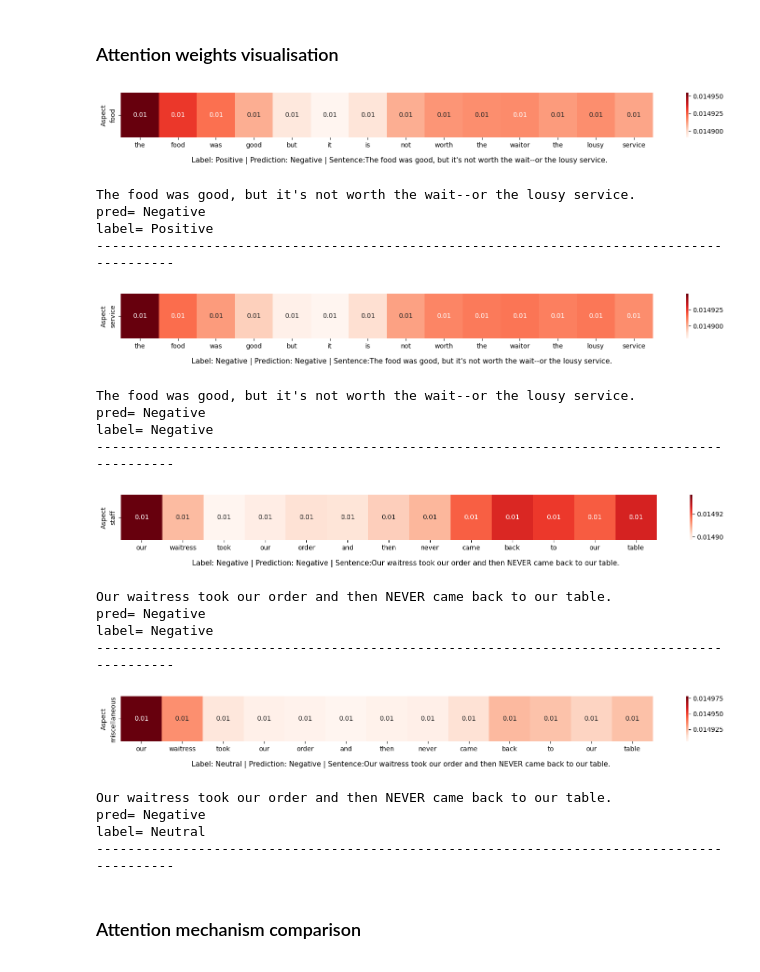
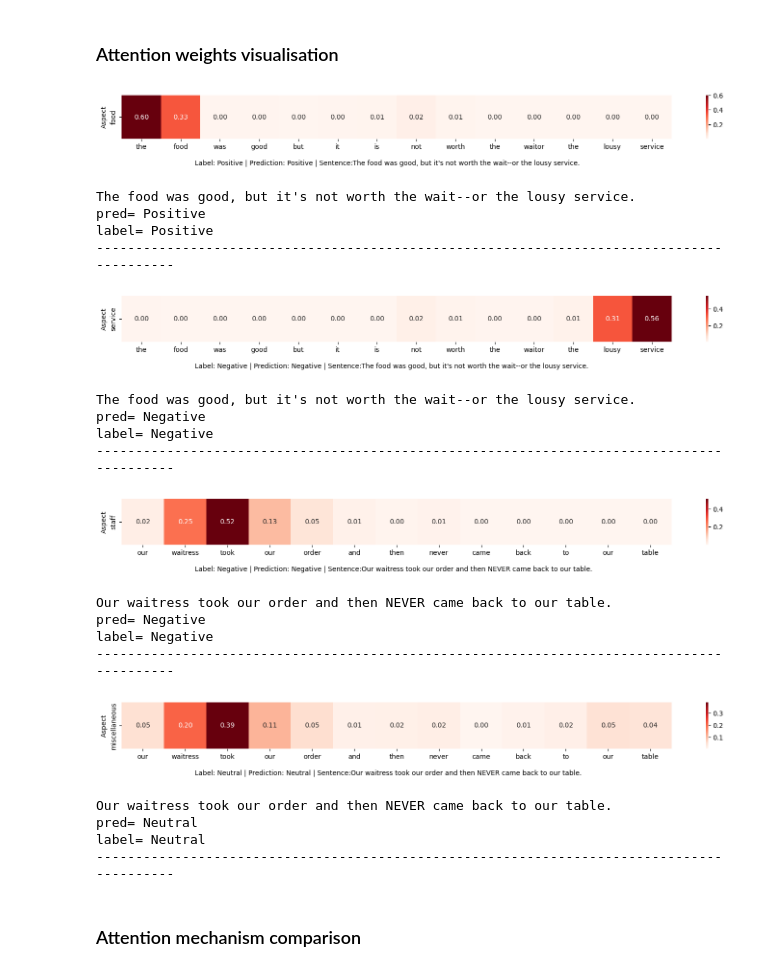
Before and after one commit to milanaveed/cits4012_project, a Jupyter notebook: 4012_v1.ipynb, the cells around one changed output. Drawn from its saved outputs; the diff is of its cells as text; code cells hidden in the pictures.

Commit message:
finish model3

```diff
--- a/4012_v1.ipynb
+++ b/4012_v1.ipynb
@@ -429,12 +428,9 @@ y_test_model1 = test_df1["polarity"]
 # Convert polarity information into indices (using one-hot encoding)
 label_mapping = {"neutral": 0, "positive": 1, "negative": 2}
 index_to_label = {0: "Neutral", 1: "Positive", 2: "Negative"}
-train_df1["polarity"] = train_df1["polarity"].map(
-    label_mapping).fillna(-1).astype(int)
-val_df1["polarity"] = val_df1["polarity"].map(
-    label_mapping).fillna(-1).astype(int)
-test_df1["polarity"] = test_df1["polarity"].map(
-    label_mapping).fillna(-1).astype(int)
+train_df1["polarity"] = train_df1["polarity"].map(label_mapping).fillna(-1).astype(int)
+val_df1["polarity"] = val_df1["polarity"].map(label_mapping).fillna(-1).astype(int)
+test_df1["polarity"] = test_df1["polarity"].map(label_mapping).fillna(-1).astype(int)
 # %%
 # Get the one-hot representation of the target variable
 y_train_encoded1 = train_df1["polarity"]
@@ -455,8 +451,7 @@ X_test_t = torch.tensor(X_test_model1, dtype=torch.float32).unsqueeze(1)
 train_loader1 = DataLoader(
     TensorDataset(X_train_t, y_train_t), batch_size=64, shuffle=False
 )
-val_loader1 = DataLoader(TensorDataset(
-    X_val_t, y_val_t), batch_size=64, shuffle=False)
+val_loader1 = DataLoader(TensorDataset(X_val_t, y_val_t), batch_size=64, shuffle=False)
 test_loader1 = DataLoader(
     TensorDataset(X_test_t, y_test_t), batch_size=64, shuffle=False
 )
@@ -478,7 +473,8 @@ class SentimentDataset(Dataset):
             for aspect in dataframe["aspect"]
         ]
         # Make sure the label is a long integer tensor
-        self.labels = torch.tensor(dataframe["polarity"].values, dtype=torch.long)
+        self.labels = torch.tensor(
+            dataframe["polarity"].values, dtype=torch.long)
 
     def text_to_vec_list(self, text, word2vec_vectors, embedding_dim):
         # Convert each word into a pretrained embedding vector
@@ -2303,22 +2685,17 @@ Best optimizer: RAdam
 import torch.optim as optim
 
 input_dim = 300
-
 aspect_dim = 300
-
-hidden_dim = best_params3['hidden_dim']
+hidden_dim = best_hidden_dim
 output_dim = 3
-
-num_layers = best_params3['num_layers']
-
-dropout_p = best_params3['dropout']
-batch_size = best_params3['batch_size']
+num_layers = best_n_layers
+dropout_p = best_dropout
+batch_size = best_batch_size
 
 num_epochs = 30
 
 
 model3 = Model3(input_dim, aspect_dim, hidden_dim,
-
                 output_dim, num_layers, dropout_p).to(device)
 
 
@@ -2326,10 +2703,10 @@ model3 = Model3(input_dim, aspect_dim, hidden_dim,
 
 criterion = nn.CrossEntropyLoss()
 
-optimizer = optim.Adagrad(
-    model3.parameters(), lr=best_params3['learning_rate'])
+optimizer = optim.Adam(
+    model3.parameters(), lr=best_lr)
 scheduler = optim.lr_scheduler.ReduceLROnPlateau(
-    optimizer, mode='min', factor=0.5, patience=2, min_lr=0.001)
+    optimizer, mode='min', factor=0.5, patience=2, min_lr=0.0001)
 
 
 # Create data loaders for each dataset
@@ -2338,25 +2715,23 @@ val_loader2 = DataLoader(val_dataset, batch_size=batch_size, shuffle=False)
 test_loader2 = DataLoader(test_dataset, batch_size=batch_size, shuffle=False)
 
 
+print(f'learning rate: {best_lr} | optimizer: {best_optimizer} | batch size: {best_batch_size} | hidden dimension: {best_hidden_dim} | number of layers: {best_n_layers} | dropout: {best_dropout}')
+print('-'*100)
+
 train_and_evaluate_model3(model3, train_loader2,
-
                           val_loader2, criterion, optimizer, num_epochs, scheduler)
 
 
 # Evaluate on the test set
-
 test_loss, test_accuracy, test_macro_f1 = evaluate_model3(model3, test_loader2)
 
 
 print('-'*100)
-
 print(f"End of training | Test Accuracy: {test_accuracy:.3f} | Test Macro-F1: {
-
       test_macro_f1:.3f} | Test Loss: {test_loss:.3f}")
 
 
 model3_bilstm_accuracy = test_accuracy
-
 model3_bilstm_f1 = test_macro_f1
 model3_tanh_accuracy = test_accuracy
 model3_tanh_f1 = test_macro_f1
@@ -2455,46 +2835,46 @@ with torch.no_grad():
     data_iter = iter(test_loader2)
     batch_sentences, batch_aspects, labels = next(data_iter)
 
-    for target_index in list(range(32)):
+    for target_index in list(range(16)):
 
         sentences = batch_sentences[target_index].unsqueeze(0).to(device)
         aspects = batch_aspects[target_index].unsqueeze(0).to(device)
 
         # Get the attention weight from the model
         outputs, attention_weights = model3(sentences, aspects)
         _, predicted = torch.max(outputs, 1)
         all_predictions.extend(predicted.cpu().numpy())
         all_labels.extend(labels.cpu().numpy())
 
         index_to_label = {0: "Neutral", 1: "Positive", 2: "Negative"}
 
         # visualize_attention(
         #     test_df, target_index, attention_weights, all_predictions, all_labels
         # )
 
         if target_index in list([2, 3, 10, 11]):
             visualize_attention(
                 test_df, target_index, attention_weights, all_predictions, all_labels
             )
 # %% [output]
-[figure, old version]
+[figure, new version]
 The food was good, but it's not worth the wait--or the lousy service.
-pred= Negative
+pred= Positive
 label= Positive
 ------------------------------------------------------------------------------------------
-[figure, old version]
+[figure, new version]
 The food was good, but it's not worth the wait--or the lousy service.
 pred= Negative
 label= Negative
 ------------------------------------------------------------------------------------------
-[figure, old version]
+[figure, new version]
 Our waitress took our order and then NEVER came back to our table.
 pred= Negative
 label= Negative
 ------------------------------------------------------------------------------------------
-[figure, old version]
+[figure, new version]
 Our waitress took our order and then NEVER came back to our table.
-pred= Negative
+pred= Neutral
 label= Neutral
 ------------------------------------------------------------------------------------------
 # %% [markdown]
```
Also changed, not shown: parts of 17 cells of this notebook, 10 other files.
